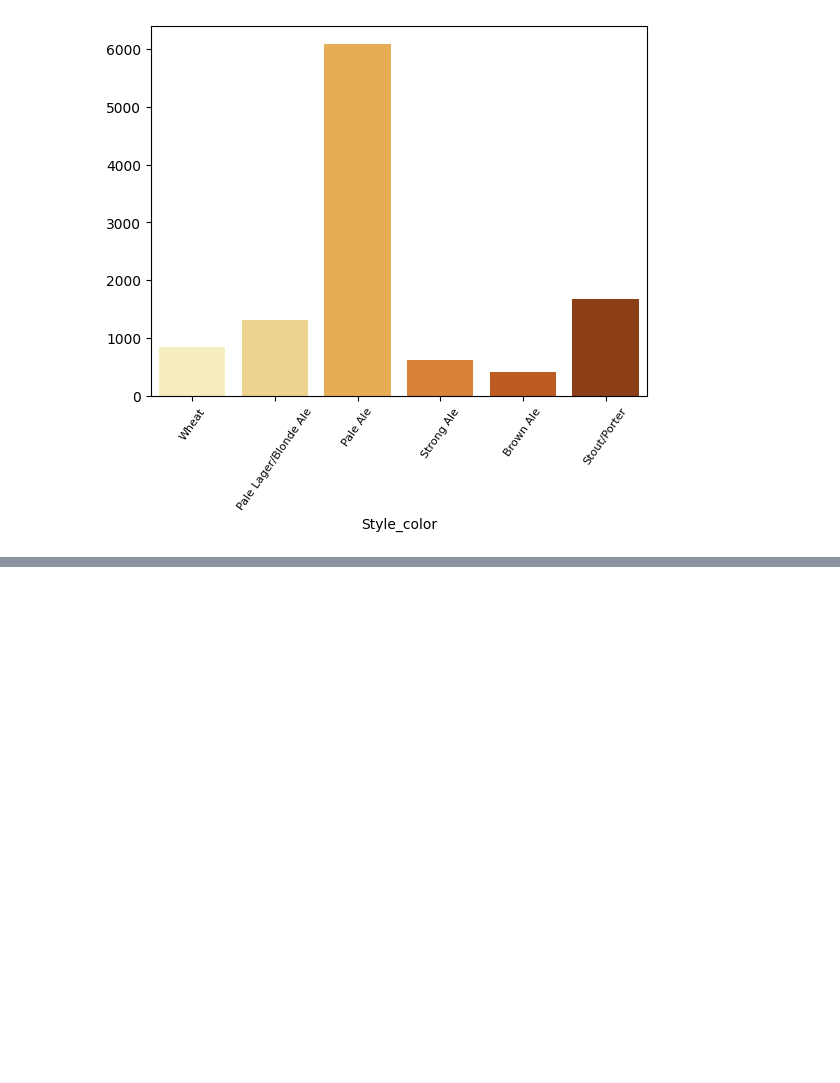
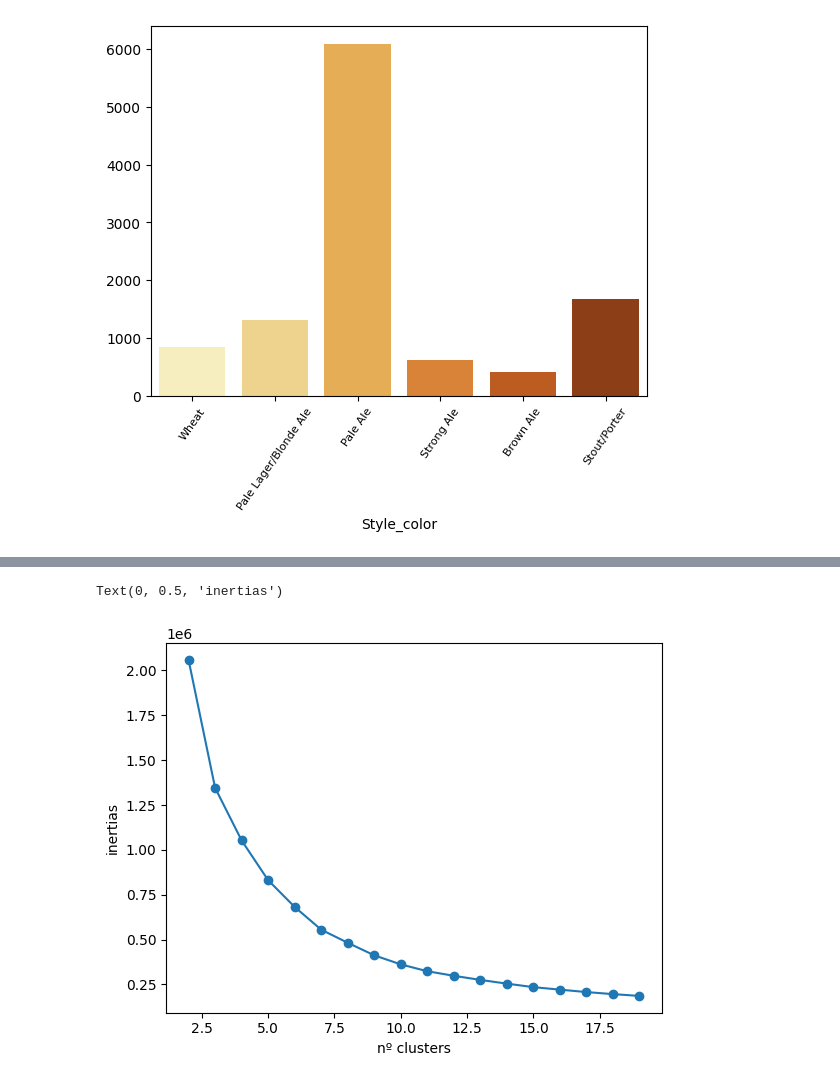
Before and after one commit to agui968/Predicting-Beer-Styles-with-Machine-Learning, a Jupyter notebook: notebooks/05Entrenamiento_evaluacionGS.ipynb, the cells around one changed output, grey strips where cells are left out. Cells and saved outputs as stored; diff of their text form; code cells hidden in the pictures; blank space fills up the shorter version.

```diff
--- a/notebooks/05Entrenamiento_evaluacionGS.ipynb
+++ b/notebooks/05Entrenamiento_evaluacionGS.ipynb
@@ -234,0 +274,8 @@ import pickle
+# %%
+inertias = [model.inertia_ for model in km_list]
+plt.plot(range(2,20), inertias,marker='o')
+plt.xlabel('nº clusters')
+plt.ylabel('inertias')
+# %% [output]
+Text(0, 0.5, 'inertias')
+[figure, added]
```
Also changed, not shown: parts of 23 cells of this notebook, 10 other files.
